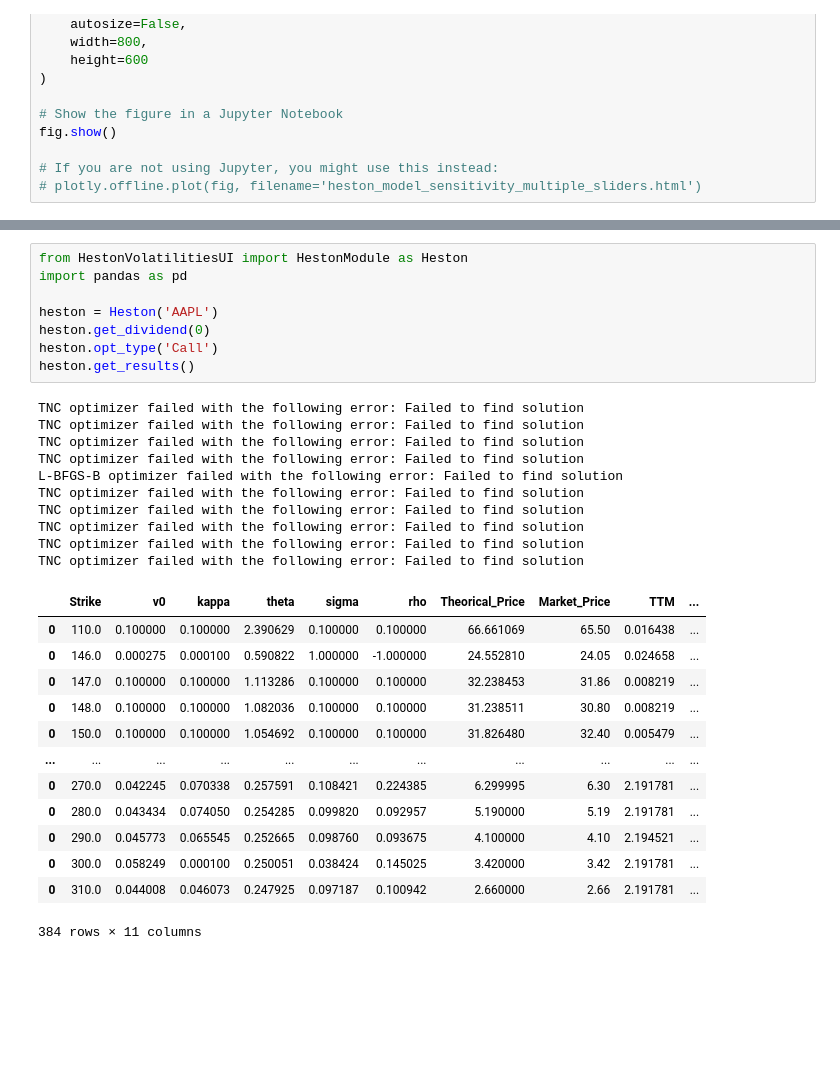
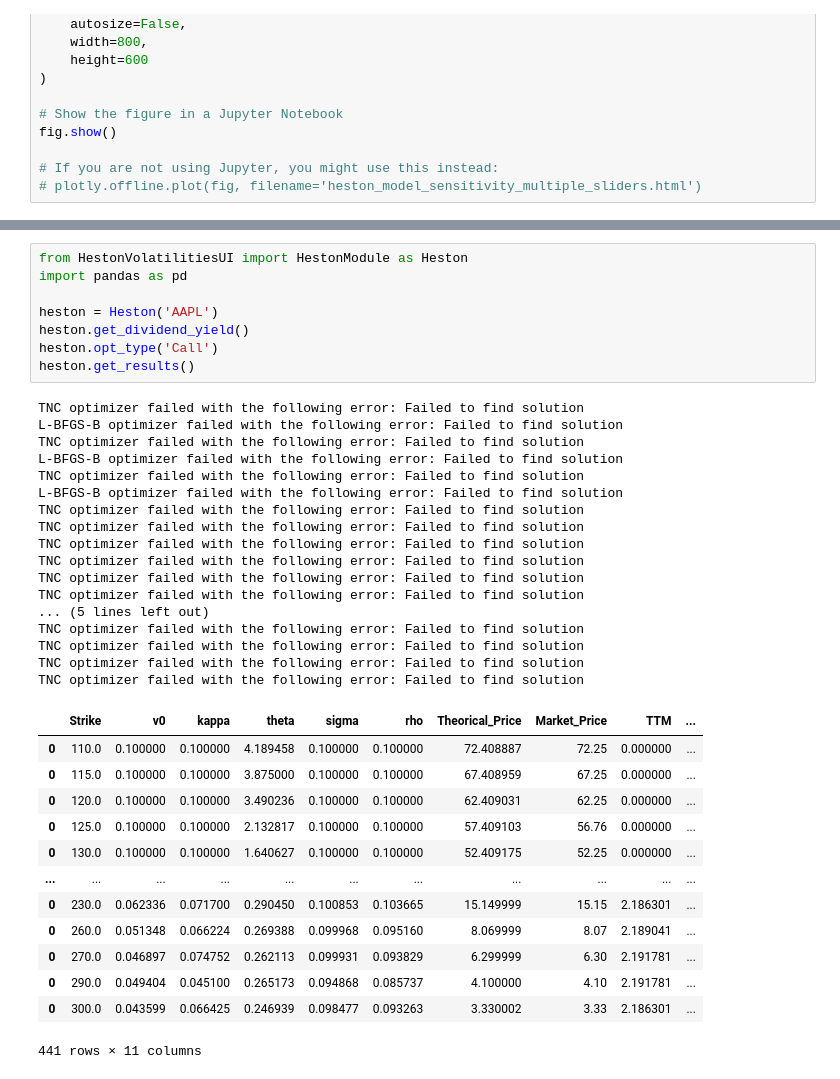
Before and after one commit to waldensanchez/HestonAutomation, a Jupyter notebook: V3.ipynb, the cells around one changed output, grey strips where cells are left out. Saved outputs shown, nothing was run; the diff lists cells and outputs as text; blank space fills up the shorter version.

```diff
--- a/V3.ipynb
+++ b/V3.ipynb
@@ -358,32 +203,39 @@ AttributeError: 'HestonModule' object has no attribute 'model_params'
 # %%
 from HestonVolatilitiesUI import HestonModule as Heston
 import pandas as pd
 
 heston = Heston('AAPL')
-heston.get_dividend(0)
+heston.get_dividend_yield()
 heston.opt_type('Call')
 heston.get_results()
 # %% [output]
 TNC optimizer failed with the following error: Failed to find solution
+L-BFGS-B optimizer failed with the following error: Failed to find solution
 TNC optimizer failed with the following error: Failed to find solution
-TNC optimizer failed with the following error: Failed to find solution
+L-BFGS-B optimizer failed with the following error: Failed to find solution
 TNC optimizer failed with the following error: Failed to find solution
 L-BFGS-B optimizer failed with the following error: Failed to find solution
 TNC optimizer failed with the following error: Failed to find solution
 TNC optimizer failed with the following error: Failed to find solution
 TNC optimizer failed with the following error: Failed to find solution
 TNC optimizer failed with the following error: Failed to find solution
 TNC optimizer failed with the following error: Failed to find solution
+TNC optimizer failed with the following error: Failed to find solution
+... (5 lines left out)
+TNC optimizer failed with the following error: Failed to find solution
+TNC optimizer failed with the following error: Failed to find solution
+TNC optimizer failed with the following error: Failed to find solution
+TNC optimizer failed with the following error: Failed to find solution
 |  | Strike | v0 | kappa | theta | sigma | rho | Theorical_Price | Market_Price | TTM | ... |
-| 0 | 110.0 | 0.100000 | 0.100000 | 2.390629 | 0.100000 | 0.100000 | 66.661069 | 65.50 | 0.016438 | ... |
-| 0 | 146.0 | 0.000275 | 0.000100 | 0.590822 | 1.000000 | -1.000000 | 24.552810 | 24.05 | 0.024658 | ... |
-| 0 | 147.0 | 0.100000 | 0.100000 | 1.113286 | 0.100000 | 0.100000 | 32.238453 | 31.86 | 0.008219 | ... |
-| 0 | 148.0 | 0.100000 | 0.100000 | 1.082036 | 0.100000 | 0.100000 | 31.238511 | 30.80 | 0.008219 | ... |
-| 0 | 150.0 | 0.100000 | 0.100000 | 1.054692 | 0.100000 | 0.100000 | 31.826480 | 32.40 | 0.005479 | ... |
+| 0 | 110.0 | 0.100000 | 0.100000 | 4.189458 | 0.100000 | 0.100000 | 72.408887 | 72.25 | 0.000000 | ... |
+| 0 | 115.0 | 0.100000 | 0.100000 | 3.875000 | 0.100000 | 0.100000 | 67.408959 | 67.25 | 0.000000 | ... |
+| 0 | 120.0 | 0.100000 | 0.100000 | 3.490236 | 0.100000 | 0.100000 | 62.409031 | 62.25 | 0.000000 | ... |
+| 0 | 125.0 | 0.100000 | 0.100000 | 2.132817 | 0.100000 | 0.100000 | 57.409103 | 56.76 | 0.000000 | ... |
+| 0 | 130.0 | 0.100000 | 0.100000 | 1.640627 | 0.100000 | 0.100000 | 52.409175 | 52.25 | 0.000000 | ... |
 | ... | ... | ... | ... | ... | ... | ... | ... | ... | ... | ... |
-| 0 | 270.0 | 0.042245 | 0.070338 | 0.257591 | 0.108421 | 0.224385 | 6.299995 | 6.30 | 2.191781 | ... |
-| 0 | 280.0 | 0.043434 | 0.074050 | 0.254285 | 0.099820 | 0.092957 | 5.190000 | 5.19 | 2.191781 | ... |
-| 0 | 290.0 | 0.045773 | 0.065545 | 0.252665 | 0.098760 | 0.093675 | 4.100000 | 4.10 | 2.194521 | ... |
-| 0 | 300.0 | 0.058249 | 0.000100 | 0.250051 | 0.038424 | 0.145025 | 3.420000 | 3.42 | 2.191781 | ... |
-| 0 | 310.0 | 0.044008 | 0.046073 | 0.247925 | 0.097187 | 0.100942 | 2.660000 | 2.66 | 2.191781 | ... |
+| 0 | 230.0 | 0.062336 | 0.071700 | 0.290450 | 0.100853 | 0.103665 | 15.149999 | 15.15 | 2.186301 | ... |
+| 0 | 260.0 | 0.051348 | 0.066224 | 0.269388 | 0.099968 | 0.095160 | 8.069999 | 8.07 | 2.189041 | ... |
+| 0 | 270.0 | 0.046897 | 0.074752 | 0.262113 | 0.099931 | 0.093829 | 6.299999 | 6.30 | 2.191781 | ... |
+| 0 | 290.0 | 0.049404 | 0.045100 | 0.265173 | 0.094868 | 0.085737 | 4.100000 | 4.10 | 2.191781 | ... |
+| 0 | 300.0 | 0.043599 | 0.066425 | 0.246939 | 0.098477 | 0.093263 | 3.330002 | 3.33 | 2.186301 | ... |
-384 rows × 11 columns
+441 rows × 11 columns
```
Also changed, not shown: parts of 20 cells of this notebook, 13 other files.
